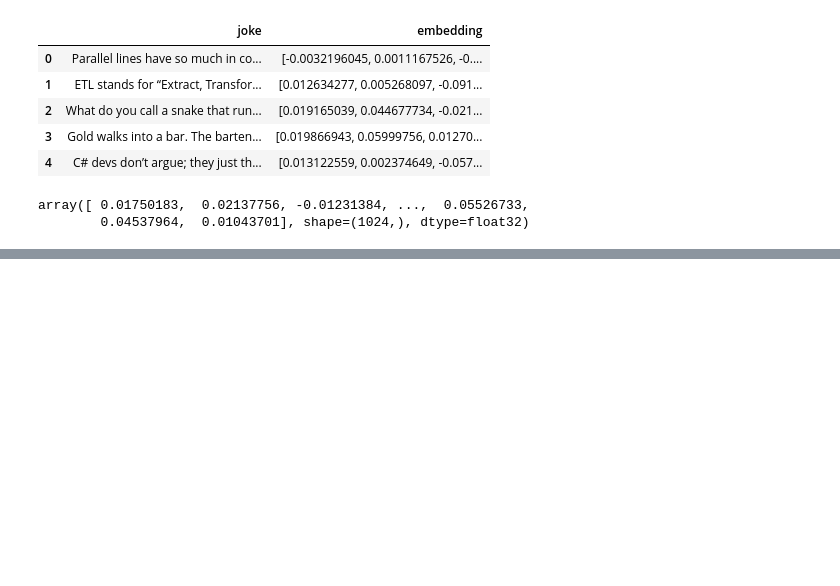
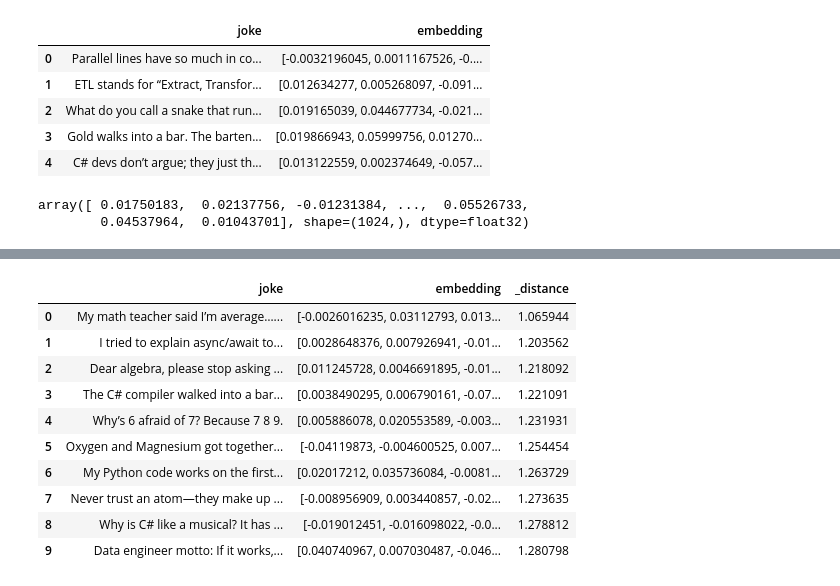
Before and after one commit to kokchun/llmops_kokchun_giang_mlo25, a Jupyter notebook: 09_lancedb/lancedb_basics.ipynb, the cells around one changed output, grey strips where cells are left out. Cells and saved outputs as stored; diff of their text form; code cells hidden in the pictures; blank space fills up the shorter version.

```diff
--- a/09_lancedb/lancedb_basics.ipynb
+++ b/09_lancedb/lancedb_basics.ipynb
@@ -240,0 +241,14 @@ vector_db["jokes"].search("chemstry related joke").to_pandas()
+# %%
+vector_db["jokes"].search("math").to_pandas()
+# %% [output]
+|  | joke | embedding | _distance |
+| 0 | My math teacher said I’m average…... | [-0.0026016235, 0.03112793, 0.013... | 1.065944 |
+| 1 | I tried to explain async/await to... | [0.0028648376, 0.007926941, -0.01... | 1.203562 |
+| 2 | Dear algebra, please stop asking ... | [0.011245728, 0.0046691895, -0.01... | 1.218092 |
+| 3 | The C# compiler walked into a bar... | [0.0038490295, 0.006790161, -0.07... | 1.221091 |
+| 4 | Why’s 6 afraid of 7? Because 7 8 9. | [0.005886078, 0.020553589, -0.003... | 1.231931 |
+| 5 | Oxygen and Magnesium got together... | [-0.04119873, -0.004600525, 0.007... | 1.254454 |
+| 6 | My Python code works on the first... | [0.02017212, 0.035736084, -0.0081... | 1.263729 |
+| 7 | Never trust an atom—they make up ... | [-0.008956909, 0.003440857, -0.02... | 1.273635 |
+| 8 | Why is C# like a musical? It has ... | [-0.019012451, -0.016098022, -0.0... | 1.278812 |
+| 9 | Data engineer motto: If it works,... | [0.040740967, 0.007030487, -0.046... | 1.280798 |
```
Also changed, not shown: parts of 4 cells of this notebook.
